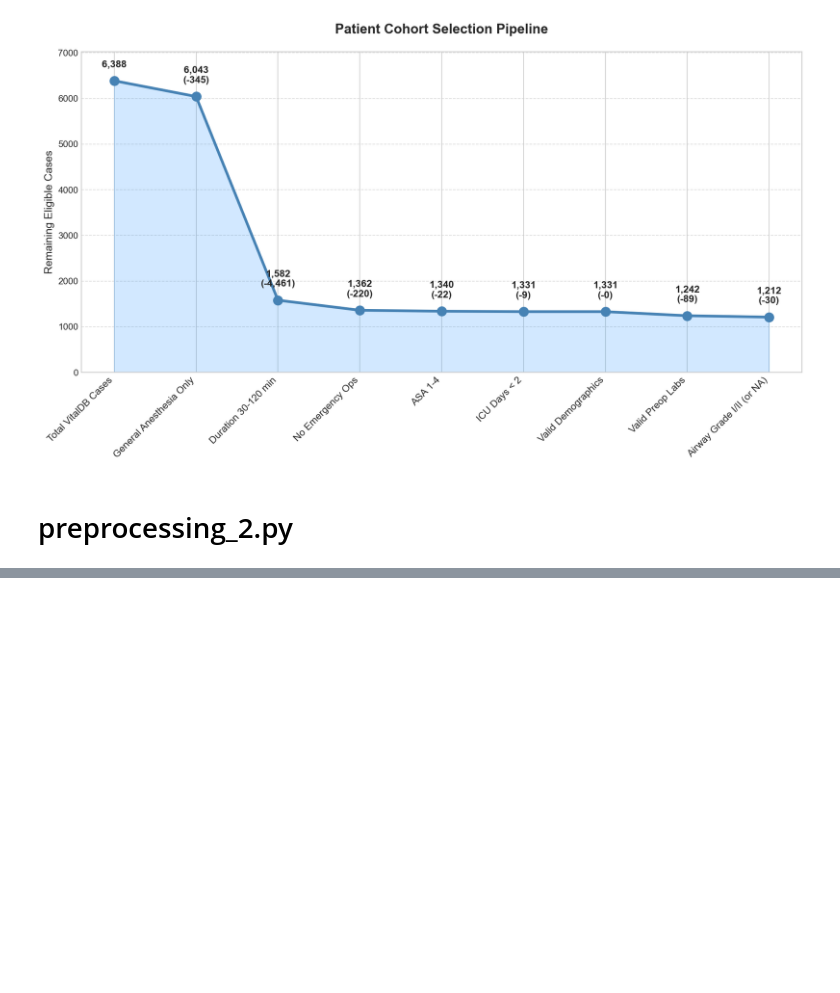
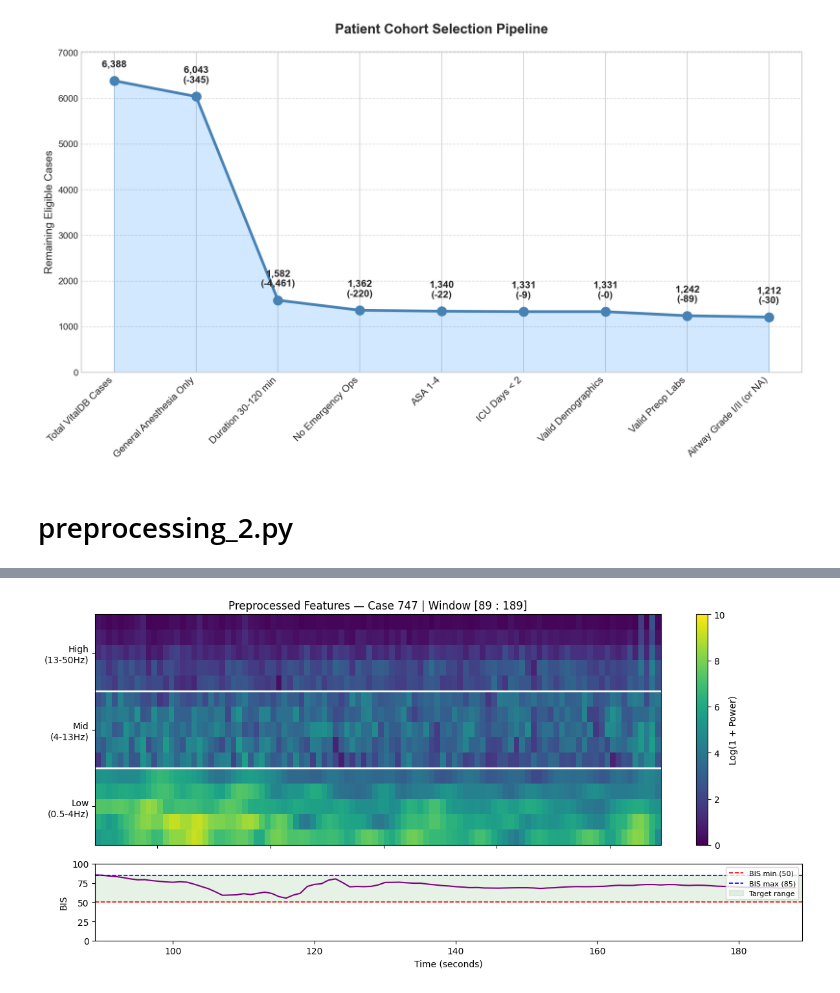
Before and after one commit to mik-nowacki/thesis-project, a Jupyter notebook: notebooks/visualizations.ipynb, the cells around one changed output, grey strips where cells are left out. Cells and saved outputs as stored; diff of their text form; code cells hidden in the pictures; blank space fills up the shorter version.

```diff
--- a/notebooks/visualizations.ipynb
+++ b/notebooks/visualizations.ipynb
@@ -398,0 +494,4 @@ plt.show()
+# %%
+get_case_range_visual(747, 50, 85, window_length=100, tol=1)
+# %% [output]
+[figure, added]
```
Also changed, not shown: parts of 12 cells of this notebook, 2 other files.
